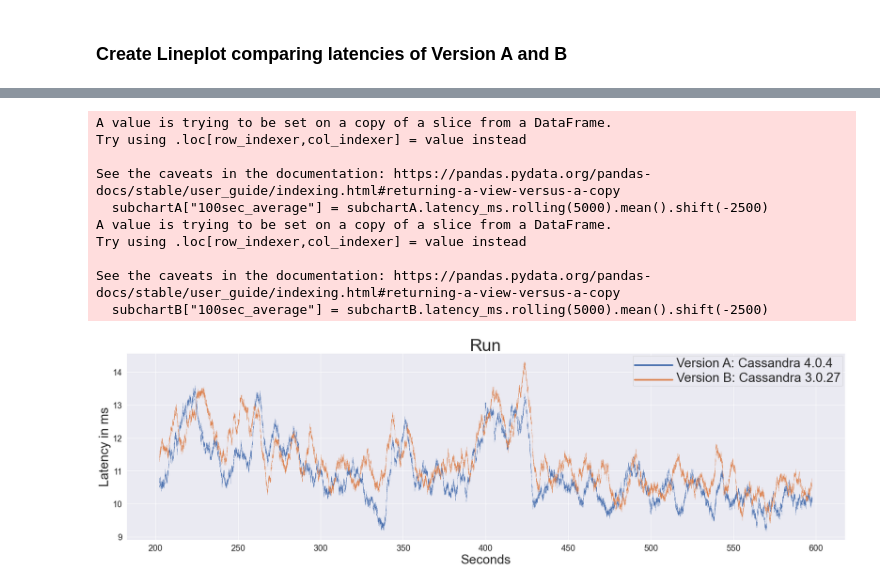
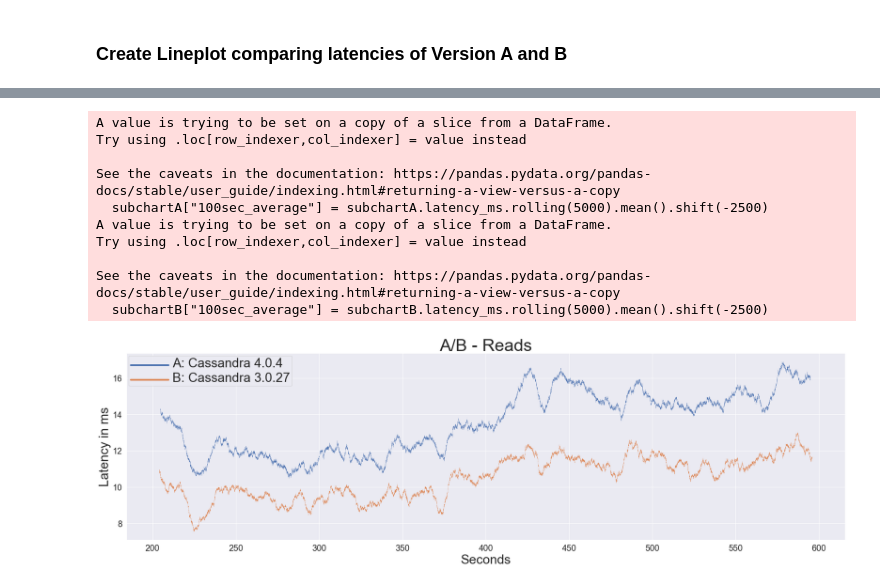
Before and after one commit to FelixMedicusf/DuetBenchmarking, a Jupyter notebook: Results/Result Evaluation.ipynb, the cells around one changed output, grey strips where cells are left out. Drawn from its saved outputs; the diff is of its cells as text; code cells hidden in the pictures.

```diff
--- a/Results/Result Evaluation.ipynb
+++ b/Results/Result Evaluation.ipynb
@@ -95,9 +40,3 @@ dfConcatBRead.describe()
-# %%
-workloadLoad = "Workload C: 100% Insert"
-workloadRun = "Workload C: 100% Read"
-phase = "Run"
-versionA = "Version A: Cassandra 4.0.4"
-versionB = "Version B: Cassandra 3.0.27"
 # %% [markdown]
 ### Insert latencies in ms into the measurement table
 # %%
@@ -143,7 +61,13 @@ print(totalTime/1000000/1000, "seconds", "or", totalTime/1000000/1000/60, "m")
 ### Prune Measurements and print new run time for pruned benchmark (Remove first and last 100 seconds)
 # %%
 # < (totalTime/1000000/1000) <
-dfPruned = df.loc[(df["sent_sec"] > 200) & (df["sent_sec"] < 600)]
+
+if setup1:
+    endTime=800
+else:
+    endTime=600
+
+dfPruned = df.loc[(df["sent_sec"] > 200) & (df["sent_sec"] < endTime)]
 # %%
 totalTime = dfPruned["sent"].max() - dfPruned["sent"].min()
 print("Pruned time:\n",totalTime/1000000/1000, "seconds", "or", totalTime/1000000/1000/60, "minutes")
@@ -458,54 +380,56 @@ See the caveats in the documentation: https://pandas.pydata.org/pandas-docs/stab
 # %%
-subchartA = dfA[['sent_sec', 'latency_ms']]
-subchartB = dfB[['sent_sec', 'latency_ms']]
-subchartA["100sec_average"] = subchartA.latency_ms.rolling(5000).mean().shift(-2500)
-subchartB["100sec_average"] = subchartB.latency_ms.rolling(5000).mean().shift(-2500)
+if not setup1:
+
+    subchartA = dfARead[['sent_sec', 'latency_ms']]
+    subchartB = dfBRead[['sent_sec', 'latency_ms']]
+    subchartA["100sec_average"] = subchartA.latency_ms.rolling(5000).mean().shift(-2500)
+    subchartB["100sec_average"] = subchartB.latency_ms.rolling(5000).mean().shift(-2500)
 
 
-fig, ax = plt.subplots()
-title =  phase + " " + workloadLoad  if phase=="Cut Run" else phase
-line1 = sns.lineplot(data=subchartA, x="sent_sec", y="100sec_average", linewidth=0.25, label=versionA)
-line2 = sns.lineplot(data=subchartB, x='sent_sec',y='100sec_average', linewidth=0.25, label=versionB).set_title(title)
+    fig, ax = plt.subplots()
+    title =  "A/B - Reads"
+    line1 = sns.lineplot(data=subchartA, x="sent_sec", y="100sec_average", linewidth=0.25, label=versionA)
+    line2 = sns.lineplot(data=subchartB, x='sent_sec',y='100sec_average', linewidth=0.25, label=versionA if aa else versionB).set_title(title)
 
 
-# Set x and y axis labels
-ax.set_xlabel("Seconds");
-ax.set_ylabel("Latency in ms");
+    # Set x and y axis labels
+    ax.set_xlabel("Seconds");
+    ax.set_ylabel("Latency in ms");
 
-ax.xaxis.label.set_fontsize(30)
-ax.yaxis.label.set_fontsize(30)
+    ax.xaxis.label.set_fontsize(30)
+    ax.yaxis.label.set_fontsize(30)
 
-for tick in ax.get_xticklabels():
-    tick.set_fontsize(20)
+    for tick in ax.get_xticklabels():
+        tick.set_fontsize(20)
 
-for tick in ax.get_yticklabels():
-    tick.set_fontsize(20)
+    for tick in ax.get_yticklabels():
+        tick.set_fontsize(20)
 
-ax.title.set_fontsize(40)
+    ax.title.set_fontsize(40)
 
-# get the legend object
-leg = ax.legend(handlelength=8)
+    # get the legend object
+    leg = ax.legend(handlelength=8)
 
-# change the line width for the legend
-for line in leg.get_lines():
-    line.set_linewidth(4.0)
+    # change the line width for the legend
+    for line in leg.get_lines():
+        line.set_linewidth(4.0)
 
 
-# change font size of every text in the legend
-for text in leg.get_texts():
-    text.set_fontsize(30)
+    # change font size of every text in the legend
+    for text in leg.get_texts():
+        text.set_fontsize(30)
 
 
-plt.show()
+    plt.show()
 # %% [output]
 A value is trying to be set on a copy of a slice from a DataFrame.
 Try using .loc[row_indexer,col_indexer] = value instead
 
 See the caveats in the documentation: https://pandas.pydata.org/pandas-docs/stable/user_guide/indexing.html#returning-a-view-versus-a-copy
   subchartA["100sec_average"] = subchartA.latency_ms.rolling(5000).mean().shift(-2500)
 A value is trying to be set on a copy of a slice from a DataFrame.
 Try using .loc[row_indexer,col_indexer] = value instead
 
 See the caveats in the documentation: https://pandas.pydata.org/pandas-docs/stable/user_guide/indexing.html#returning-a-view-versus-a-copy
   subchartB["100sec_average"] = subchartB.latency_ms.rolling(5000).mean().shift(-2500)
-[figure, old version]
+[figure, new version]
```
Also changed, not shown: parts of 48 cells of this notebook, 1 other file.
